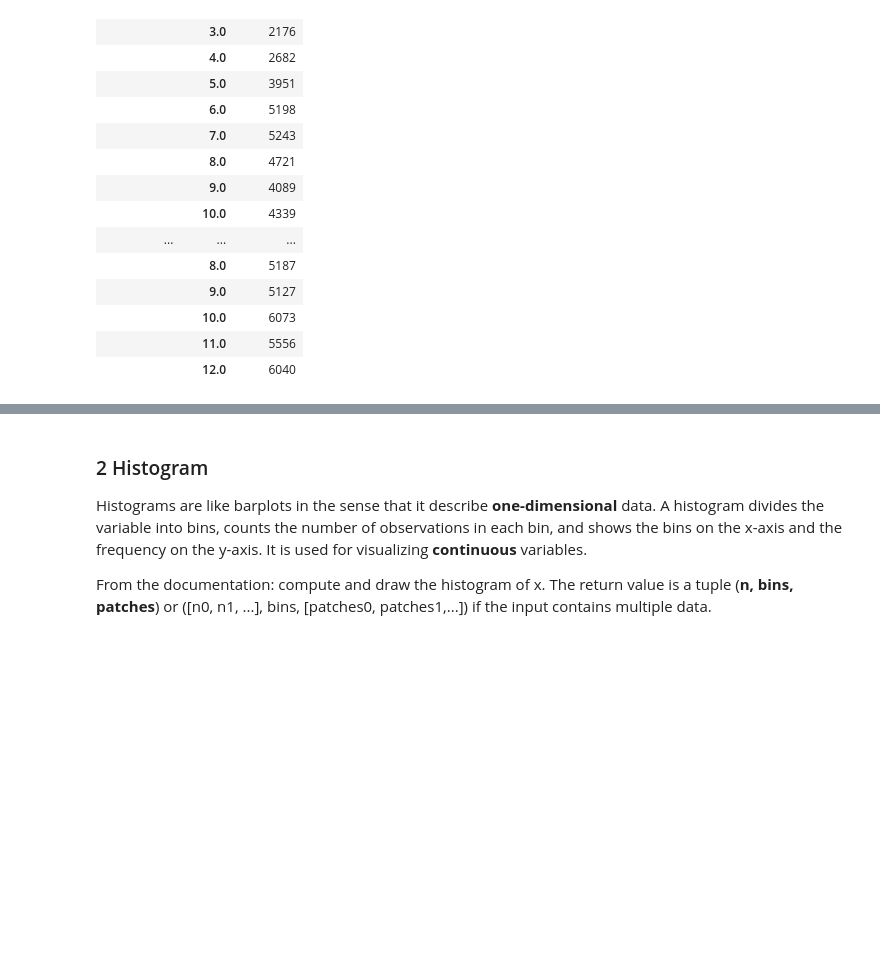
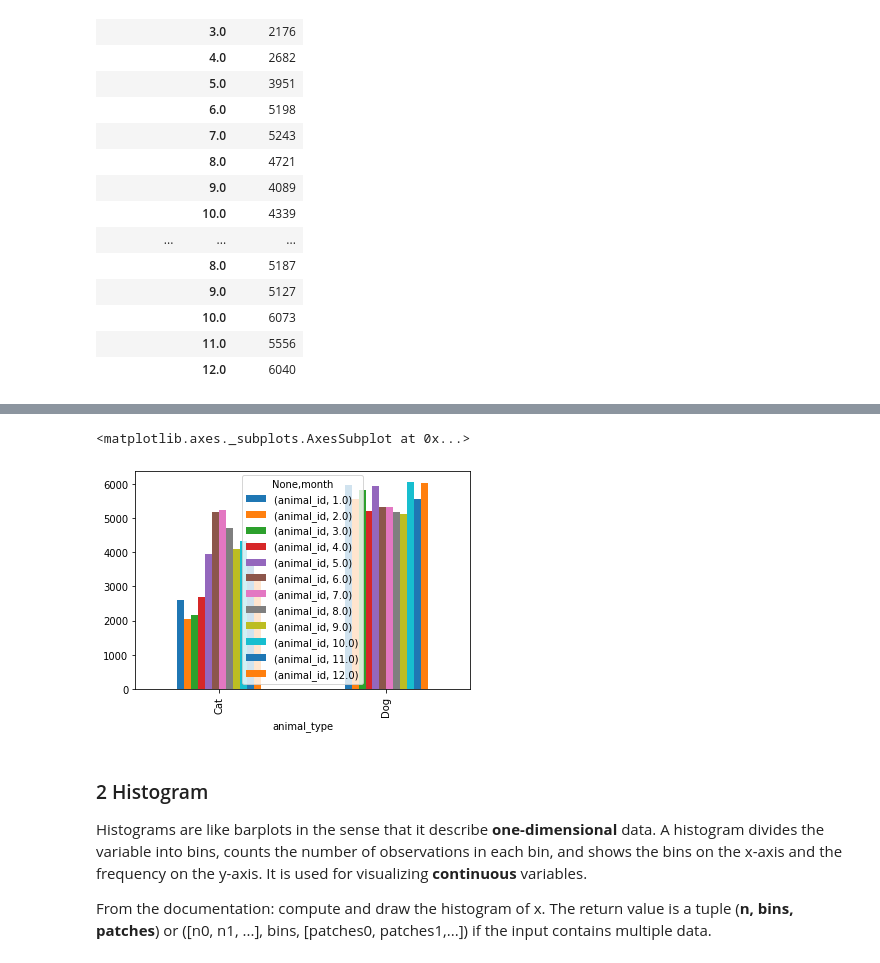
Before and after one commit to congxu1990/hbs-ds-060120, a Jupyter notebook: module-1/day-8-visualizations/visualizations_Cong.ipynb, the cells around one changed output, grey strips where cells are left out. Saved outputs shown, nothing was run; the diff lists cells and outputs as text; code cells hidden in the pictures; blank space fills up the shorter version.

```diff
--- a/module-1/day-8-visualizations/visualizations_Cong.ipynb
+++ b/module-1/day-8-visualizations/visualizations_Cong.ipynb
@@ -667,3 +672,8 @@ count_by_month.loc['Dog'].plot.bar()
+# %%
+count_by_month.unstack().plot.bar()
+# %% [output]
+<matplotlib.axes._subplots.AxesSubplot at 0x...>
+[figure, added]
 # %% [markdown]
 ### 2 Histogram
 Histograms are like barplots in the sense that it describe __one-dimensional__ data. A histogram divides the variable into bins, counts the number of observations in each bin, and shows the bins on the x-axis and the frequency on the y-axis. It is used for visualizing __continuous__ variables. <br>
```
Also changed, not shown: parts of 27 cells of this notebook, 2 other files.
